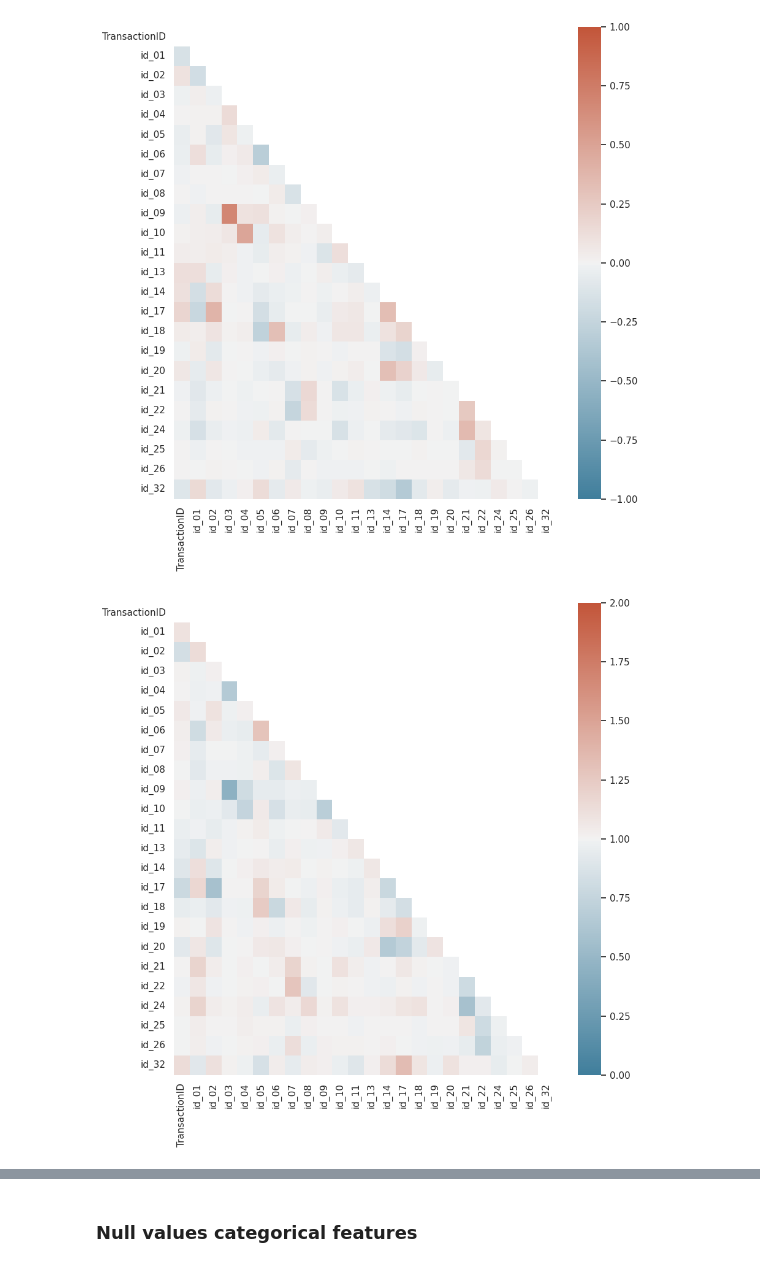
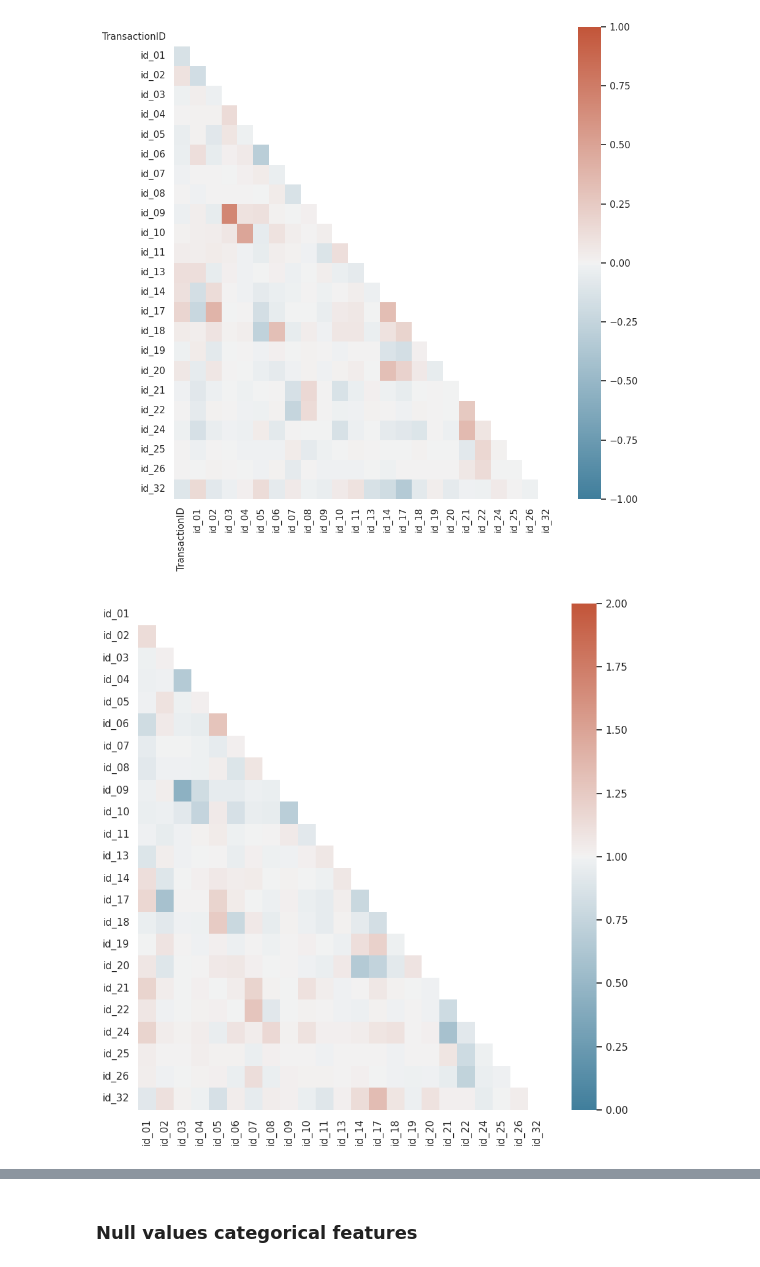
Before and after one commit to paolo-sofia/fraud-detection, a Jupyter notebook: notebook/eda_identities.ipynb, the cells around one changed output, grey strips where cells are left out. Cells and saved outputs as stored; diff of their text form; code cells hidden in the pictures.

```diff
--- a/notebook/eda_identities.ipynb
+++ b/notebook/eda_identities.ipynb
@@ -210,6 +210,8 @@ show_correlation(identities.select(pl.col(pl.NUMERIC_DTYPES)).collect().to_panda
 [figure]
 # %%
 import scipy
-show_correlation(identities.select(pl.col(pl.NUMERIC_DTYPES)).collect().to_pandas().corr(method=scipy.spatial.distance.correlation), vmin=0, vmax=2)
+
+distance_correlation: pd.DataFrame = identities.select(pl.col(pl.NUMERIC_DTYPES)).drop("TransactionID").collect().to_pandas().corr(method=scipy.spatial.distance.correlation)
+show_correlation(distance_correlation, vmin=0, vmax=2)
 # %% [output]
-[figure, old version]
+[figure, new version]
```
Also changed, not shown: parts of 29 cells of this notebook, 2 other files.
